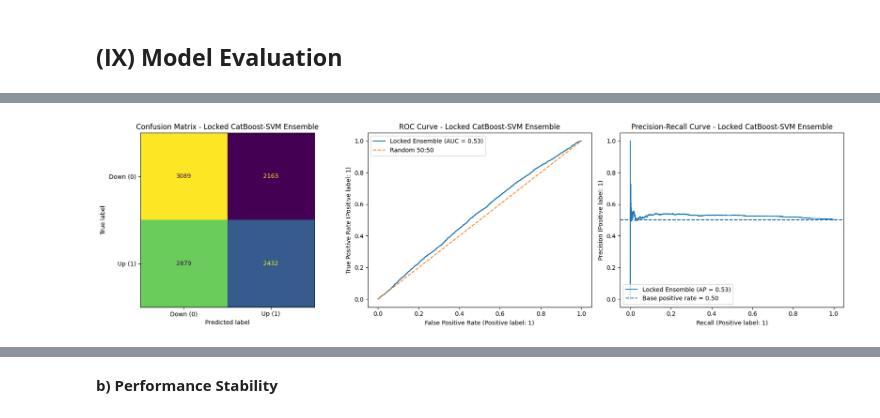
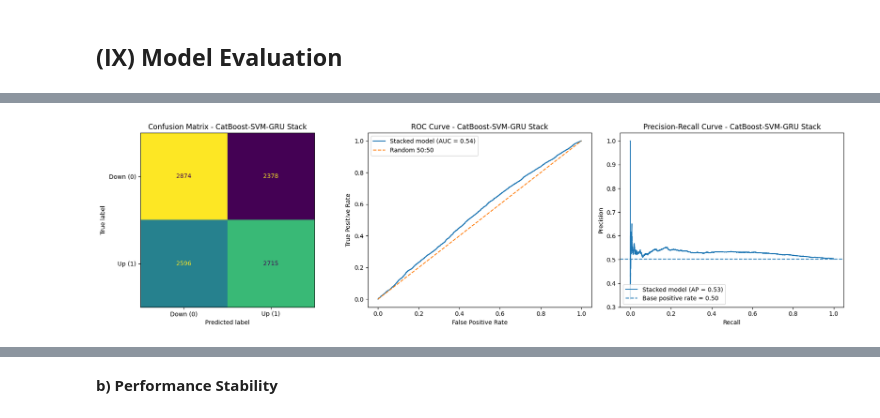
Before and after one commit to jade-lam/CQF, a Jupyter notebook: CQF_Final_Project.ipynb, the cells around one changed output, grey strips where cells are left out. Cells and saved outputs as stored; diff of their text form; code cells hidden in the pictures.

```diff
--- a/CQF_Final_Project.ipynb
+++ b/CQF_Final_Project.ipynb
@@ -4724,8 +4796,7 @@ for C in [0.001, 0.01, 0.1, 1.0, 10.0, 100.0]:
             "C": C,
             "fold": fold,
             "roc_auc": roc_auc_score(y_model.iloc[valid_idx], probability),
-            "balanced_accuracy": balanced_accuracy_score(y_model.iloc[valid_idx], prediction)
-        })
+            "balanced_accuracy": balanced_accuracy_score(y_model.iloc[valid_idx], prediction)})
 
 l2_fold_results = pd.DataFrame(l2_fold_rows)
 
@@ -4733,8 +4804,7 @@ l2_tuning_results = l2_fold_results.groupby("C", as_index=False).agg(
     mean_roc_auc=("roc_auc", "mean"),
     std_roc_auc=("roc_auc", "std"),
     mean_balanced_accuracy=("balanced_accuracy", "mean"),
-    std_balanced_accuracy=("balanced_accuracy", "std")
-).sort_values(["mean_roc_auc", "mean_balanced_accuracy"], ascending=False).reset_index(drop=True)
+    std_balanced_accuracy=("balanced_accuracy", "std")).sort_values(["mean_roc_auc", "mean_balanced_accuracy"], ascending=False).reset_index(drop=True)
 
 best_l2_C = float(l2_tuning_results.loc[0, "C"])
 
@@ -6082,0 +6123,14 @@ The GRU was excluded because its modest ROC-AUC contribution reduced balanced ac
+# %%
+# Load the aligned OOF predictions used to fit the final meta-model
+DATA_PATH = Path("/content/drive/MyDrive/Colab Notebooks/CQF_final_project/data")
+
+meta_oof = pd.read_csv(DATA_PATH / "tuned_model_oof_predictions_4h.csv", parse_dates=["timestamp"])
+meta_oof["timestamp"] = pd.to_datetime(meta_oof["timestamp"], utc=True)
+
+meta_cols = ["p_catboost", "score_svm", "p_gru"]
+meta_train = meta_oof[["timestamp", "fold", "target"] + meta_cols].dropna()
+meta_train = meta_train.sort_values("timestamp").reset_index(drop=True)
+
+print(f"Final meta-training rows: {len(meta_train):,}")
+print(f"Period: {meta_train['timestamp'].min()} to {meta_train['timestamp'].max()}")
+print(f"Meta-features: {meta_cols}")
@@ -6581,50 +6910,56 @@ display(confusion)
 # %%
-# Plot test classification diagnostics for the locked ensemble
+# Plot test classification diagnostics for the locked stacking model
 from sklearn.metrics import (
     ConfusionMatrixDisplay, average_precision_score,
     classification_report, precision_recall_curve, roc_curve)
 
-fpr, tpr, _ = roc_curve(y_test_classification, ensemble_score)
-precision_curve, recall_curve, _ = precision_recall_curve(
-    y_test_classification, ensemble_score)
+y_true = test_results["target_4h"]
+y_score = test_results["ensemble_score"]
+y_pred = test_results["ensemble_prediction"].astype(int)
 
-ap = average_precision_score(y_test_classification, ensemble_score)
-base_rate = y_test_classification.mean()
+fpr, tpr, _ = roc_curve(y_true, y_score)
+precision_curve, recall_curve, _ = precision_recall_curve(y_true, y_score)
+
+roc_auc = roc_auc_score(y_true, y_score)
+ap = average_precision_score(y_true, y_score)
+base_rate = y_true.mean()
 
 fig, axes = plt.subplots(1, 3, figsize=(18, 5))
 
-ConfusionMatrixDisplay(
-    confusion_matrix=confusion_matrix(y_test_classification, ensemble_pred),
-    display_labels=["Down (0)", "Up (1)"]
-).plot(ax=axes[0], colorbar=False)
-axes[0].set_title("Confusion Matrix - Locked CatBoost-SVM Ensemble")
+ConfusionMatrixDisplay.from_predictions(
+    y_true,
+    y_pred,
+    display_labels=["Down (0)", "Up (1)"],
+    colorbar=False,
+    ax=axes[0])
 
-axes[1].plot(fpr, tpr, label=f"Locked Ensemble (AUC = {roc_auc_score(y_test_classification, ensemble_score):.2f})")
+axes[0].set_title("Confusion Matrix - CatBoost-SVM-GRU Stack")
+
+axes[1].plot(fpr, tpr, label=f"Stacked model (AUC = {roc_auc:.2f})")
 axes[1].plot([0, 1], [0, 1], linestyle="--", label="Random 50:50")
-axes[1].set_title("ROC Curve - Locked CatBoost-SVM Ensemble")
-axes[1].set_xlabel("False Positive Rate (Positive label: 1)")
-axes[1].set_ylabel("True Positive Rate (Positive label: 1)")
+axes[1].set_title("ROC Curve - CatBoost-SVM-GRU Stack")
+axes[1].set_xlabel("False Positive Rate")
+axes[1].set_ylabel("True Positive Rate")
 axes[1].legend(loc="upper left")
 
-axes[2].plot(recall_curve, precision_curve, label=f"Locked Ensemble (AP = {ap:.2f})")
+axes[2].plot(recall_curve, precision_curve, label=f"Stacked model (AP = {ap:.2f})")
 axes[2].axhline(base_rate, linestyle="--", label=f"Base positive rate = {base_rate:.2f}")
-axes[2].set_title("Precision-Recall Curve - Locked CatBoost-SVM Ensemble")
-axes[2].set_xlabel("Recall (Positive label: 1)")
-axes[2].set_ylabel("Precision (Positive label: 1)")
+axes[2].set_title("Precision-Recall Curve - CatBoost-SVM-GRU Stack")
+axes[2].set_xlabel("Recall")
+axes[2].set_ylabel("Precision")
 axes[2].legend(loc="lower left")
 
 plt.tight_layout()
 plt.show()
 
 print("=== Test Classification Report ===")
 print(classification_report(
-    y_test_classification,
-    ensemble_pred,
+    y_true,
+    y_pred,
     target_names=["Down (0)", "Up (1)"],
-    digits=4
-))
+    digits=4))
 # %% [output]
-[figure, old version]
+[figure, new version]
 === Test Classification Report ===
               precision    recall  f1-score   support
 
```
Also changed, not shown: parts of 147 cells of this notebook.
